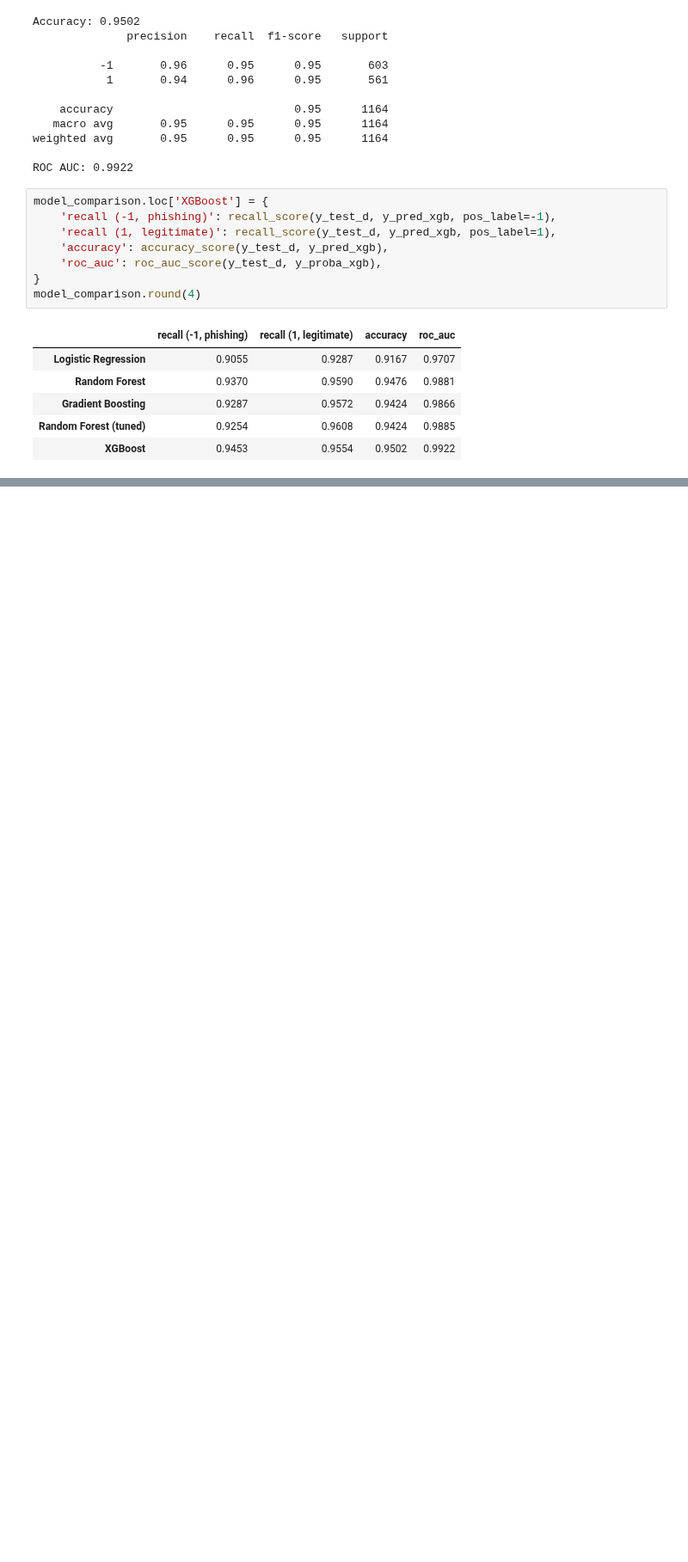
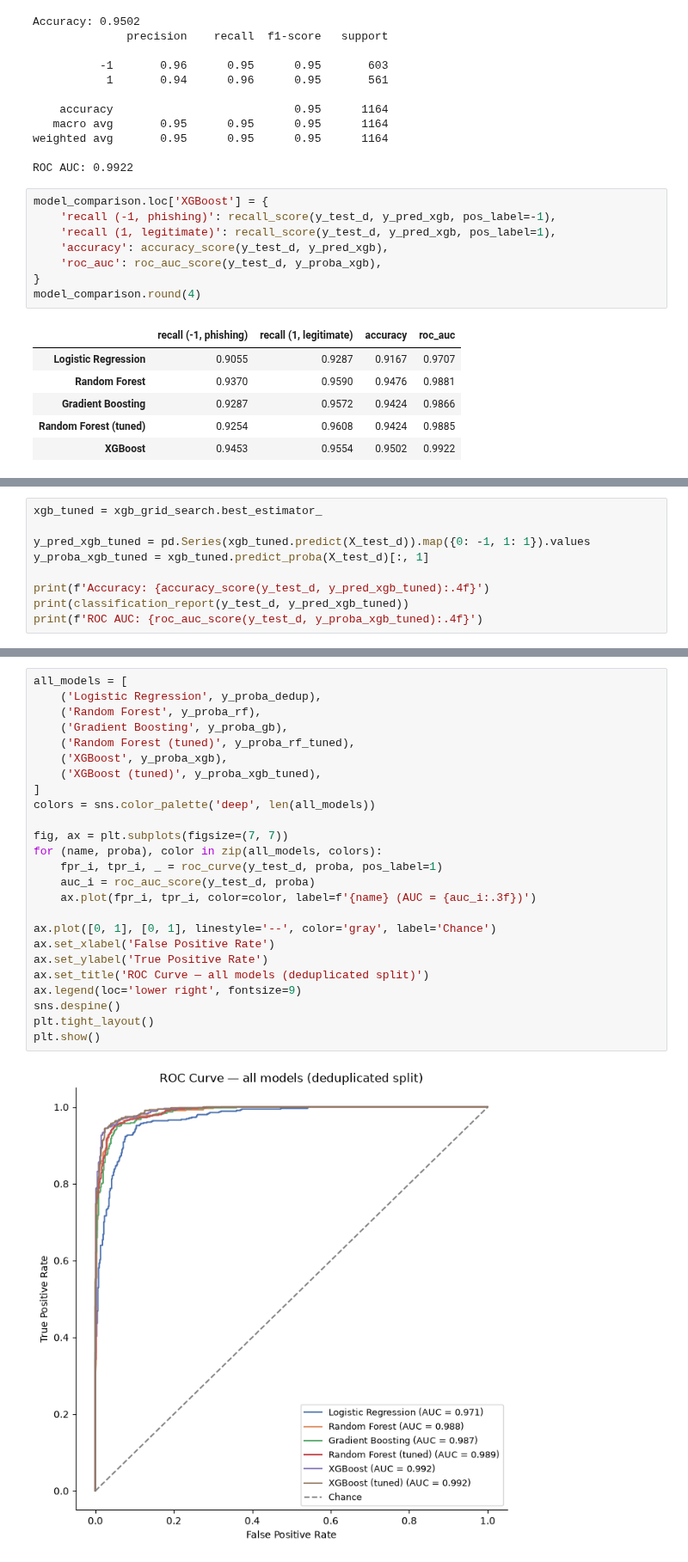
Before and after one commit to imgabrielas/Not-So-Small-ML, a Jupyter notebook: Phishing Websites/notebook.ipynb, the cells around one changed output, grey strips where cells are left out. Shown at 86% size. Saved outputs shown, nothing was run; the diff lists cells and outputs as text; blank space fills up the shorter version.

Commit message:
model comparison

```diff
--- a/Phishing Websites/notebook.ipynb
+++ b/Phishing Websites/notebook.ipynb
@@ -710,0 +734,9 @@ model_comparison.round(4)
+# %%
+xgb_tuned = xgb_grid_search.best_estimator_
+
+y_pred_xgb_tuned = pd.Series(xgb_tuned.predict(X_test_d)).map({0: -1, 1: 1}).values
+y_proba_xgb_tuned = xgb_tuned.predict_proba(X_test_d)[:, 1]
+
+print(f'Accuracy: {accuracy_score(y_test_d, y_pred_xgb_tuned):.4f}')
+print(classification_report(y_test_d, y_pred_xgb_tuned))
+print(f'ROC AUC: {roc_auc_score(y_test_d, y_proba_xgb_tuned):.4f}')
@@ -710,0 +773,27 @@ model_comparison.round(4)
+# %%
+all_models = [
+    ('Logistic Regression', y_proba_dedup),
+    ('Random Forest', y_proba_rf),
+    ('Gradient Boosting', y_proba_gb),
+    ('Random Forest (tuned)', y_proba_rf_tuned),
+    ('XGBoost', y_proba_xgb),
+    ('XGBoost (tuned)', y_proba_xgb_tuned),
+]
+colors = sns.color_palette('deep', len(all_models))
+
+fig, ax = plt.subplots(figsize=(7, 7))
+for (name, proba), color in zip(all_models, colors):
+    fpr_i, tpr_i, _ = roc_curve(y_test_d, proba, pos_label=1)
+    auc_i = roc_auc_score(y_test_d, proba)
+    ax.plot(fpr_i, tpr_i, color=color, label=f'{name} (AUC = {auc_i:.3f})')
+
+ax.plot([0, 1], [0, 1], linestyle='--', color='gray', label='Chance')
+ax.set_xlabel('False Positive Rate')
+ax.set_ylabel('True Positive Rate')
+ax.set_title('ROC Curve — all models (deduplicated split)')
+ax.legend(loc='lower right', fontsize=9)
+sns.despine()
+plt.tight_layout()
+plt.show()
+# %% [output]
+[figure, added]
```
Also changed, not shown: parts of 6 cells of this notebook.
